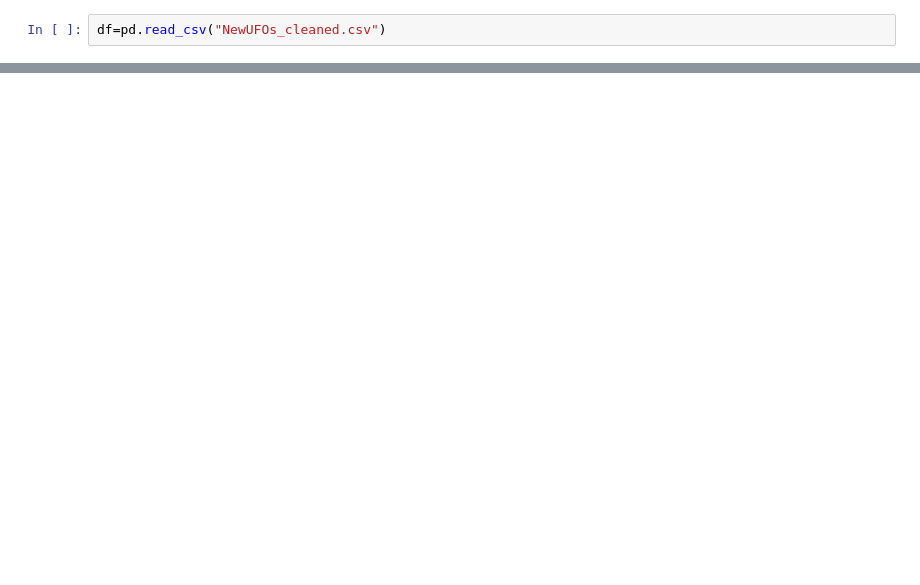
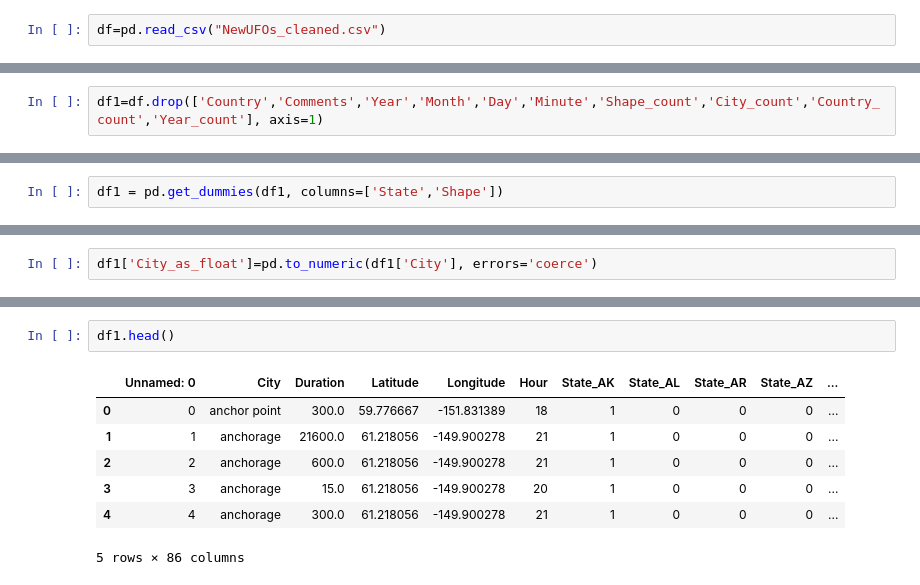
Before and after one commit to AndrewBoyne/my_qa_repo, a Jupyter notebook: Week 10 free practice/Untitled6.ipynb, the cells around one changed output, grey strips where cells are left out. Drawn from its saved outputs; the diff is of its cells as text; blank space fills up the shorter version.

```diff
--- a/Week 10 free practice/Untitled6.ipynb
+++ b/Week 10 free practice/Untitled6.ipynb
@@ -13,0 +74,2 @@ df.head()
+# %%
+df1=df.drop(['Country','Comments','Year','Month','Day','Minute','Shape_count','City_count','Country_count','Year_count'], axis=1)
@@ -13,0 +123,2 @@ df.head()
+# %%
+df1 = pd.get_dummies(df1, columns=['State','Shape'])
@@ -13,0 +352,2 @@ df.head()
+# %%
+df1['City_as_float']=pd.to_numeric(df1['City'], errors='coerce')
@@ -13,0 +389,10 @@ df.head()
+# %%
+df1.head()
+# %% [output]
+|  | Unnamed: 0 | City | Duration | Latitude | Longitude | Hour | State_AK | State_AL | State_AR | State_AZ | ... |
+| 0 | 0 | anchor point | 300.0 | 59.776667 | -151.831389 | 18 | 1 | 0 | 0 | 0 | ... |
+| 1 | 1 | anchorage | 21600.0 | 61.218056 | -149.900278 | 21 | 1 | 0 | 0 | 0 | ... |
+| 2 | 2 | anchorage | 600.0 | 61.218056 | -149.900278 | 21 | 1 | 0 | 0 | 0 | ... |
+| 3 | 3 | anchorage | 15.0 | 61.218056 | -149.900278 | 20 | 1 | 0 | 0 | 0 | ... |
+| 4 | 4 | anchorage | 300.0 | 61.218056 | -149.900278 | 21 | 1 | 0 | 0 | 0 | ... |
+5 rows × 86 columns
```
Also changed, not shown: parts of 33 cells of this notebook, 3 other files.
